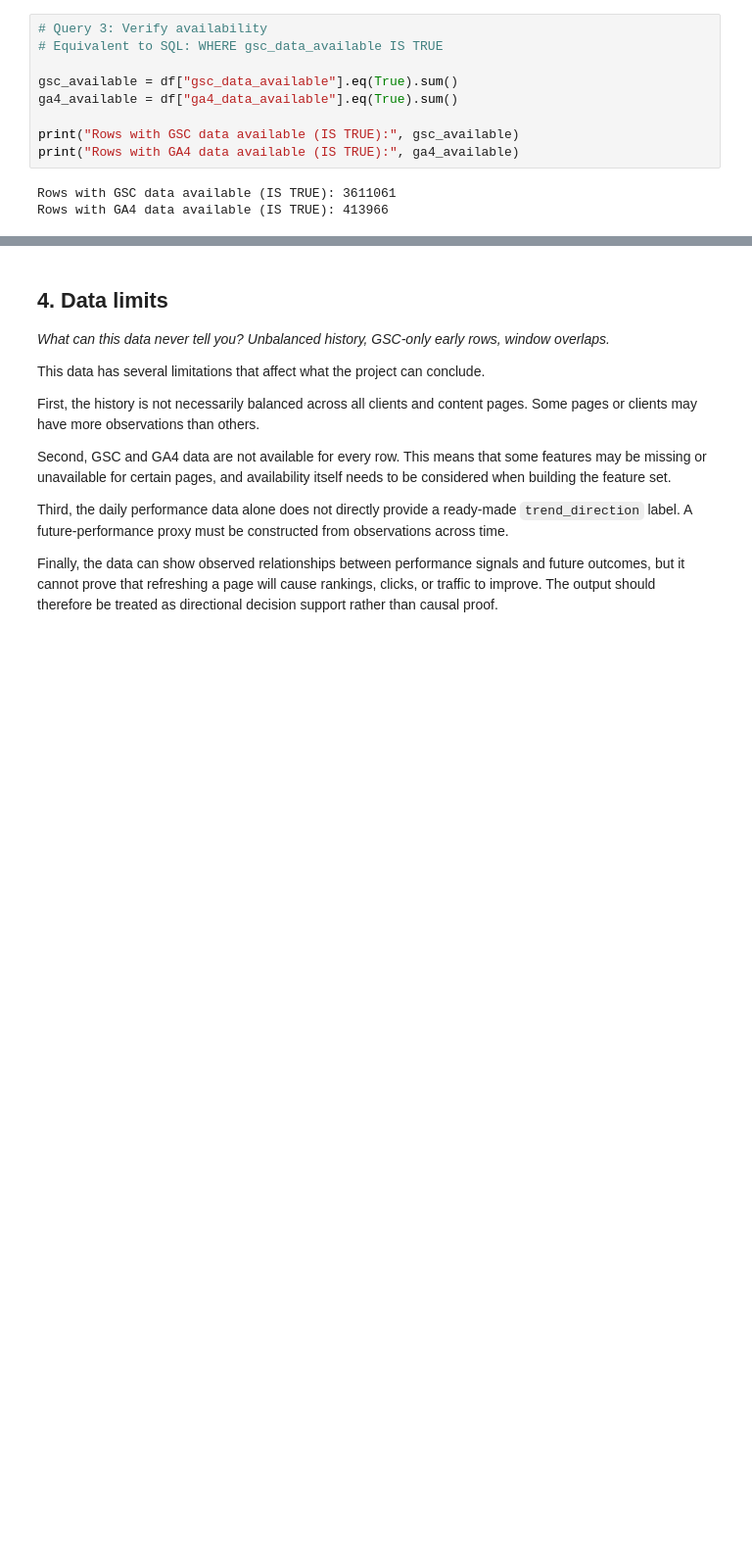
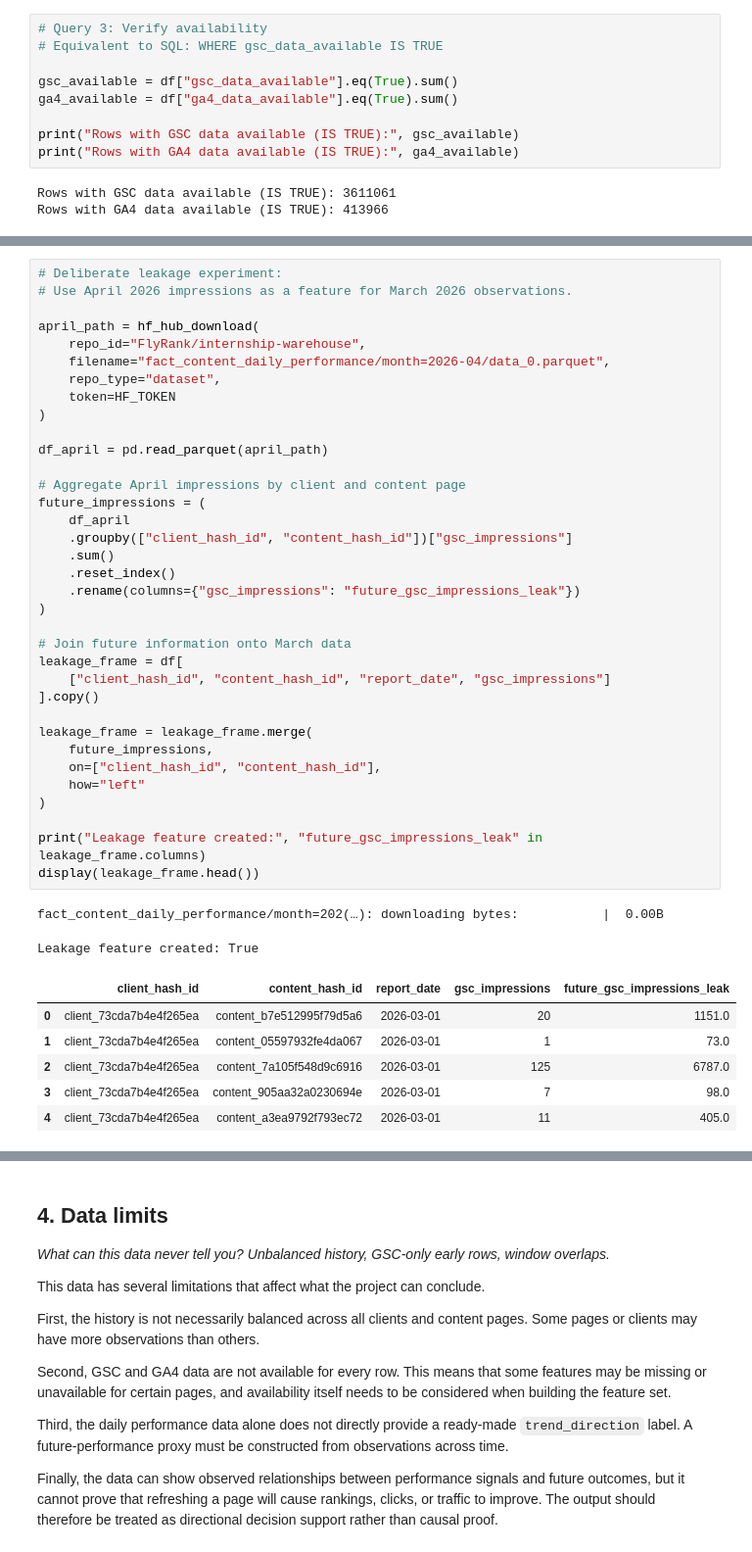
Before and after one commit to RoshanHelmy/FlyRank-Assignment1-, a Jupyter notebook: w03_data_contract.ipynb, the cells around one changed output, grey strips where cells are left out. Shown at 98% size. Saved outputs shown, nothing was run; the diff lists cells and outputs as text; blank space fills up the shorter version.

```diff
--- a/w03_data_contract.ipynb
+++ b/w03_data_contract.ipynb
@@ -190,0 +242,44 @@ Rows with GA4 data available (IS TRUE): 413966
+# %%
+# Deliberate leakage experiment:
+# Use April 2026 impressions as a feature for March 2026 observations.
+
+april_path = hf_hub_download(
+    repo_id="FlyRank/internship-warehouse",
+    filename="fact_content_daily_performance/month=2026-04/data_0.parquet",
+    repo_type="dataset",
+    token=HF_TOKEN
+)
+
+df_april = pd.read_parquet(april_path)
+
+# Aggregate April impressions by client and content page
+future_impressions = (
+    df_april
+    .groupby(["client_hash_id", "content_hash_id"])["gsc_impressions"]
+    .sum()
+    .reset_index()
+    .rename(columns={"gsc_impressions": "future_gsc_impressions_leak"})
+)
+
+# Join future information onto March data
+leakage_frame = df[
+    ["client_hash_id", "content_hash_id", "report_date", "gsc_impressions"]
+].copy()
+
+leakage_frame = leakage_frame.merge(
+    future_impressions,
+    on=["client_hash_id", "content_hash_id"],
+    how="left"
+)
+
+print("Leakage feature created:", "future_gsc_impressions_leak" in leakage_frame.columns)
+display(leakage_frame.head())
+# %% [output]
+fact_content_daily_performance/month=202(…): downloading bytes:           |  0.00B
+Leakage feature created: True
+|  | client_hash_id | content_hash_id | report_date | gsc_impressions | future_gsc_impressions_leak |
+| 0 | client_73cda7b4e4f265ea | content_b7e512995f79d5a6 | 2026-03-01 | 20 | 1151.0 |
+| 1 | client_73cda7b4e4f265ea | content_05597932fe4da067 | 2026-03-01 | 1 | 73.0 |
+| 2 | client_73cda7b4e4f265ea | content_7a105f548d9c6916 | 2026-03-01 | 125 | 6787.0 |
+| 3 | client_73cda7b4e4f265ea | content_905aa32a0230694e | 2026-03-01 | 7 | 98.0 |
+| 4 | client_73cda7b4e4f265ea | content_a3ea9792f793ec72 | 2026-03-01 | 11 | 405.0 |
```
Also changed, not shown: parts of 8 cells of this notebook.
